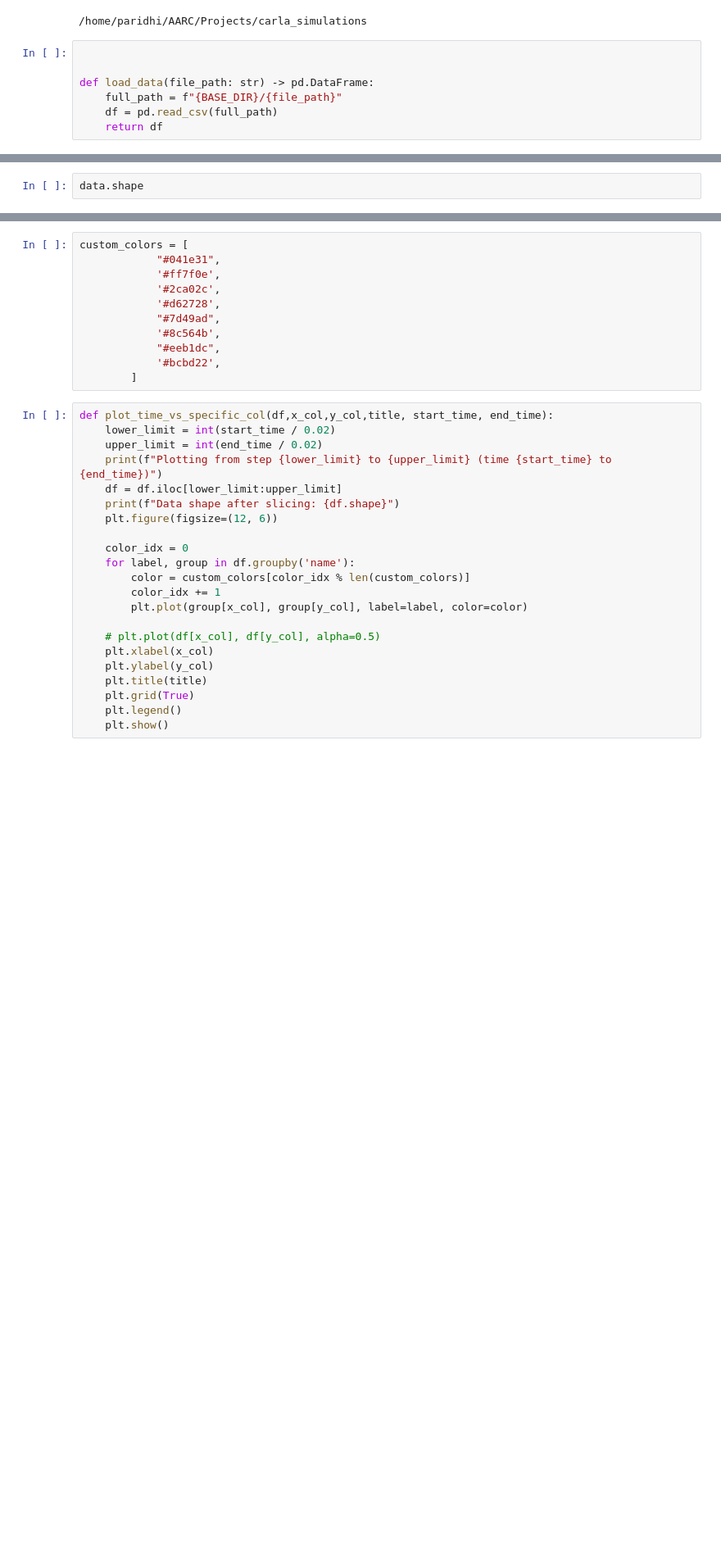
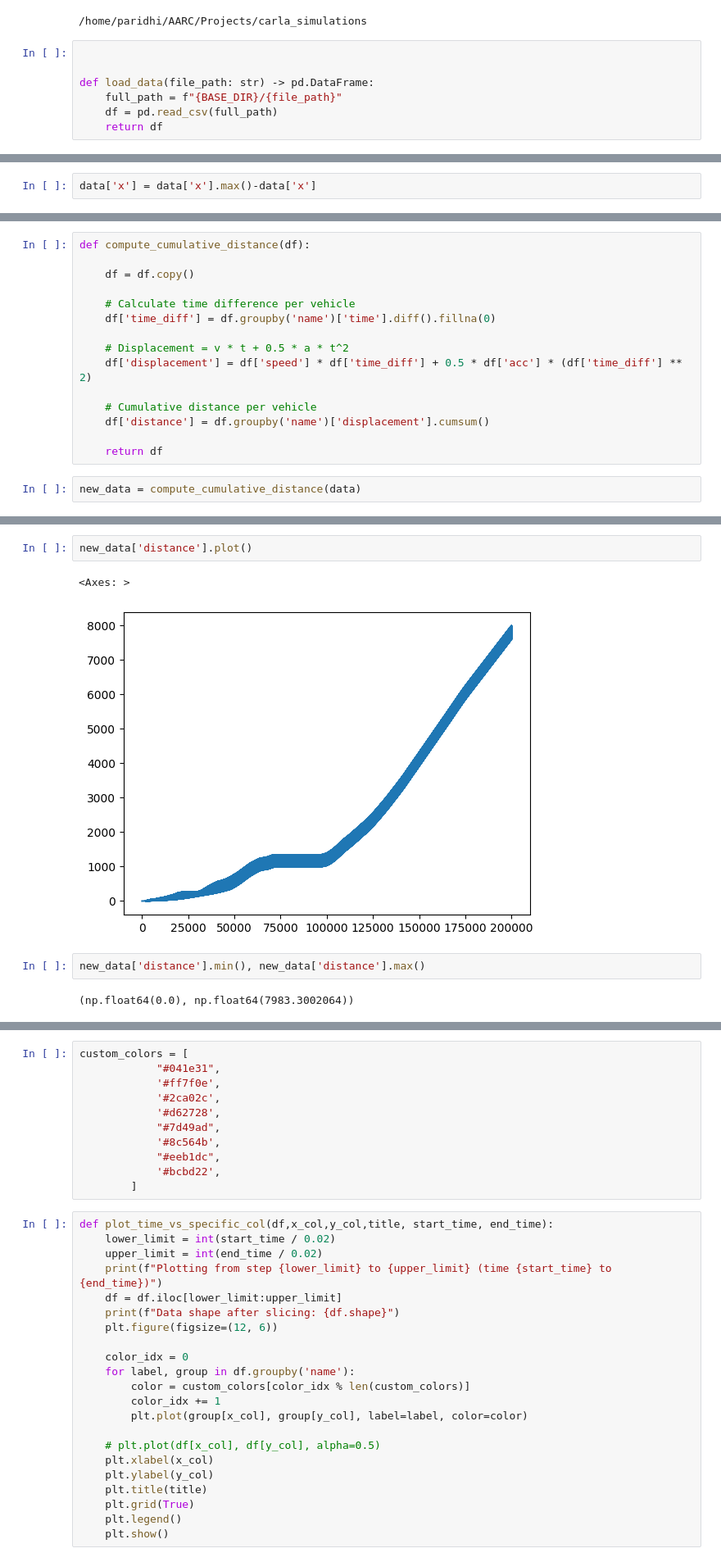
Before and after one commit to shihabict/carla_simulation, a Jupyter notebook: research/analysis_recorded_data.ipynb, the cells around one changed output, grey strips where cells are left out. Shown at 82% size. Saved outputs shown, nothing was run; the diff lists cells and outputs as text; blank space fills up the shorter version.

Commit message:
Update the plots

```diff
--- a/research/analysis_recorded_data.ipynb
+++ b/research/analysis_recorded_data.ipynb
@@ -32,2 +36,2 @@ data.head(10)
 # %%
-data.shape
+data['x'] = data['x'].max()-data['x']
@@ -35,0 +40,17 @@ data.shape
+# %%
+def compute_cumulative_distance(df):
+
+    df = df.copy()
+
+    # Calculate time difference per vehicle
+    df['time_diff'] = df.groupby('name')['time'].diff().fillna(0)
+
+    # Displacement = v * t + 0.5 * a * t^2
+    df['displacement'] = df['speed'] * df['time_diff'] + 0.5 * df['acc'] * (df['time_diff'] ** 2)
+
+    # Cumulative distance per vehicle
+    df['distance'] = df.groupby('name')['displacement'].cumsum()
+
+    return df
+# %%
+new_data = compute_cumulative_distance(data)
@@ -35,0 +66,9 @@ data.shape
+# %%
+new_data['distance'].plot()
+# %% [output]
+<Axes: >
+[figure, added]
+# %%
+new_data['distance'].min(), new_data['distance'].max()
+# %% [output]
+(np.float64(0.0), np.float64(7983.3002064))
```
Also changed, not shown: parts of 15 cells of this notebook, 5 other files.
